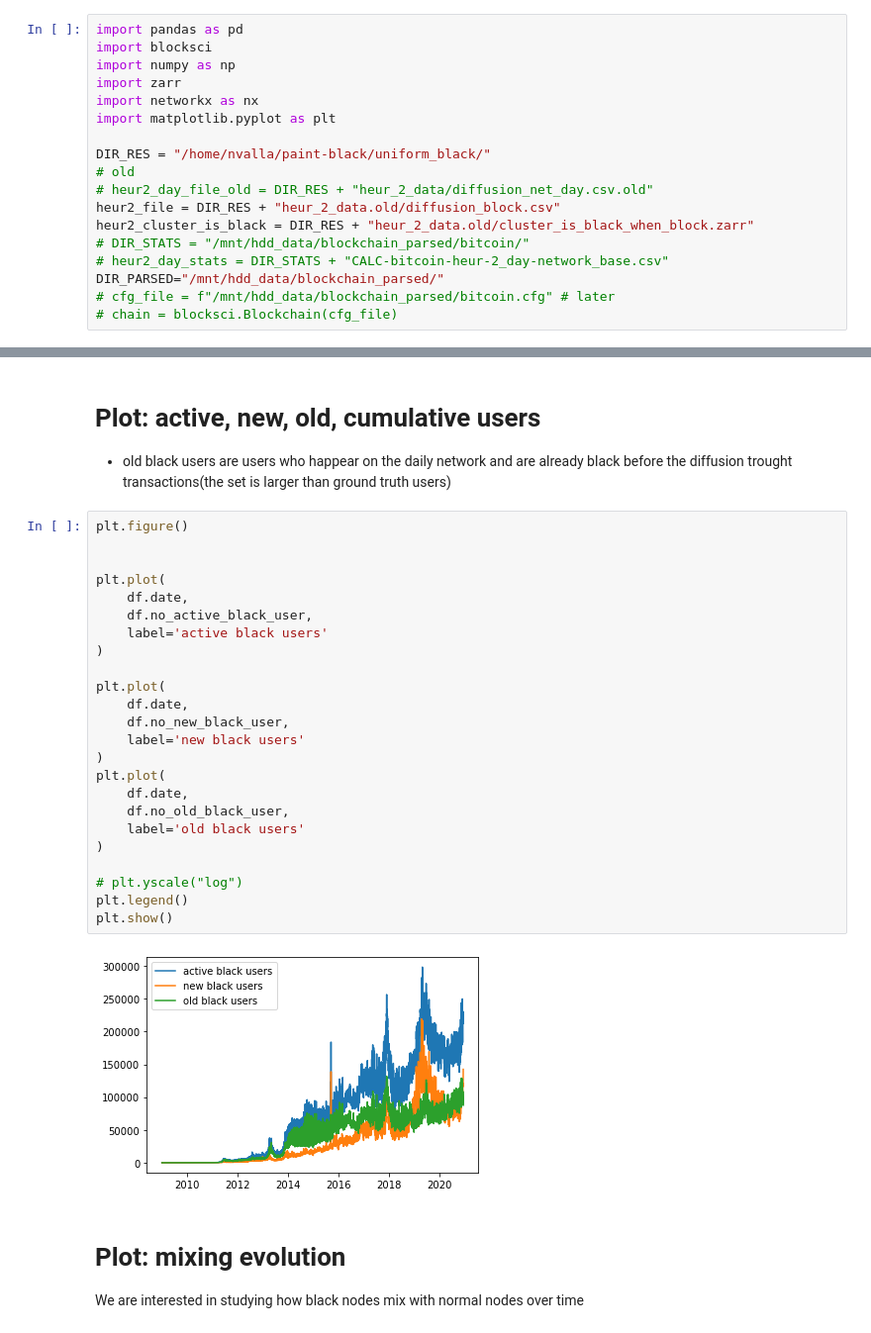
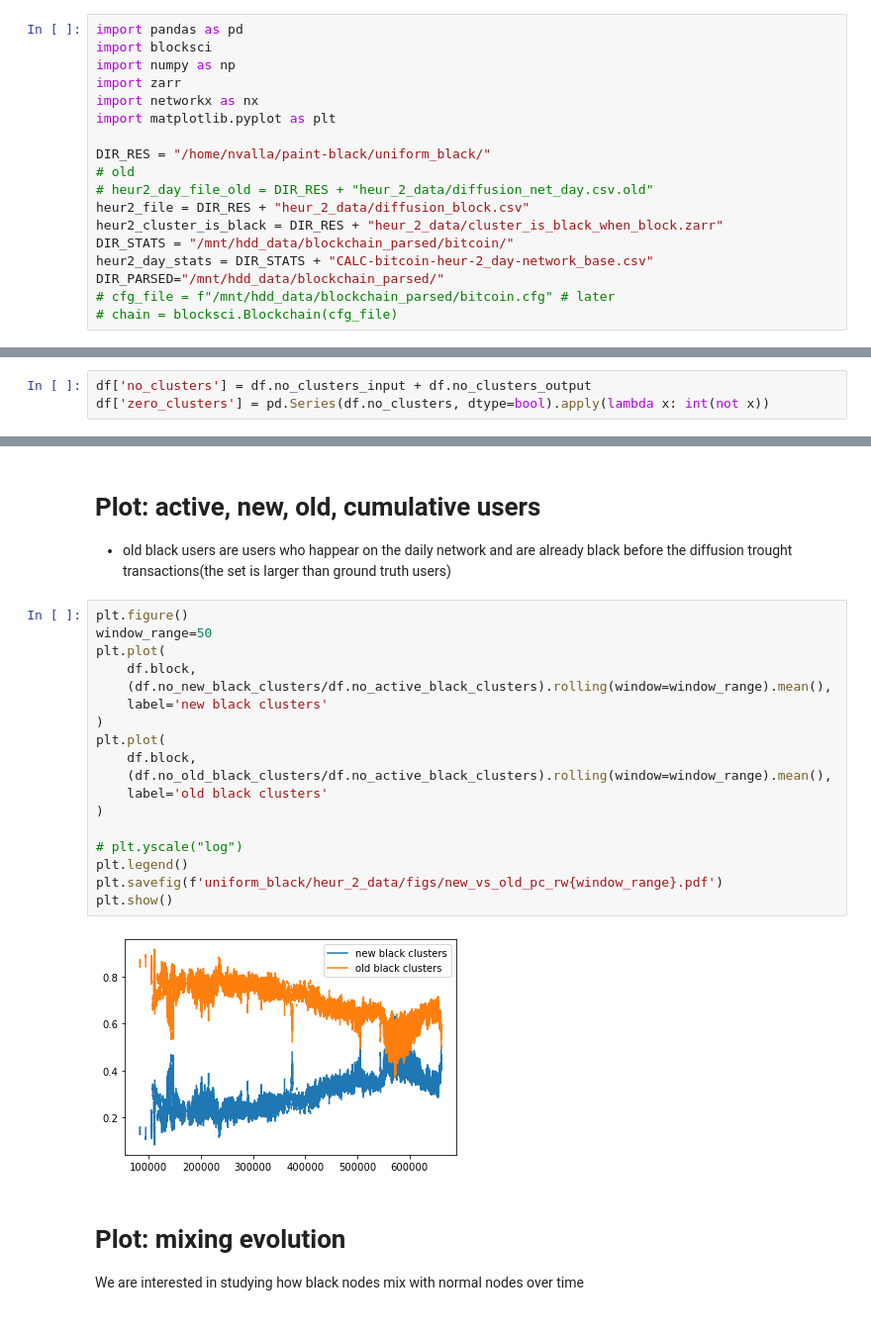
Before and after one commit to nicoloval/paint-black, a Jupyter notebook: ub_diffusion_block.ipynb, the cells around one changed output, grey strips where cells are left out. Shown at 99% size. Cells and saved outputs as stored; diff of their text form.

```diff
--- a/ub_diffusion_block.ipynb
+++ b/ub_diffusion_block.ipynb
@@ -12,10 +12,10 @@ import matplotlib.pyplot as plt
 DIR_RES = "/home/nvalla/paint-black/uniform_black/"
 # old
 # heur2_day_file_old = DIR_RES + "heur_2_data/diffusion_net_day.csv.old"
-heur2_file = DIR_RES + "heur_2_data.old/diffusion_block.csv"
-heur2_cluster_is_black = DIR_RES + "heur_2_data.old/cluster_is_black_when_block.zarr"
-# DIR_STATS = "/mnt/hdd_data/blockchain_parsed/bitcoin/"
-# heur2_day_stats = DIR_STATS + "CALC-bitcoin-heur-2_day-network_base.csv"
+heur2_file = DIR_RES + "heur_2_data/diffusion_block.csv"
+heur2_cluster_is_black = DIR_RES + "heur_2_data/cluster_is_black_when_block.zarr"
+DIR_STATS = "/mnt/hdd_data/blockchain_parsed/bitcoin/"
+heur2_day_stats = DIR_STATS + "CALC-bitcoin-heur-2_day-network_base.csv"
 DIR_PARSED="/mnt/hdd_data/blockchain_parsed/"
 # cfg_file = f"/mnt/hdd_data/blockchain_parsed/bitcoin.cfg" # later
 # chain = blocksci.Blockchain(cfg_file)
@@ -168,0 +247,3 @@ plt.show()
+# %%
+df['no_clusters'] = df.no_clusters_input + df.no_clusters_output
+df['zero_clusters'] = pd.Series(df.no_clusters, dtype=bool).apply(lambda x: int(not x))
@@ -187,30 +294,24 @@ plt.show()
 - old black users are users who happear on the daily network and are already black before the diffusion trought transactions(the set is larger than ground truth users)
 # %%
 plt.figure()
-
-
+window_range=50
 plt.plot(
-    df.date,
-    df.no_active_black_user,
-    label='active black users'
-)
-
-plt.plot(
-    df.date,
-    df.no_new_black_user,
-    label='new black users'
+    df.block,
+    (df.no_new_black_clusters/df.no_active_black_clusters).rolling(window=window_range).mean(),
+    label='new black clusters'
 )
 plt.plot(
-    df.date,
-    df.no_old_black_user,
-    label='old black users'
+    df.block,
+    (df.no_old_black_clusters/df.no_active_black_clusters).rolling(window=window_range).mean(),
+    label='old black clusters'
 )
 
 # plt.yscale("log")
 plt.legend()
+plt.savefig(f'uniform_black/heur_2_data/figs/new_vs_old_pc_rw{window_range}.pdf')
 plt.show()
 # %% [output]
-[figure, old version]
+[figure, new version]
 # %% [markdown]
 # Plot: mixing evolution
 
```
Also changed, not shown: parts of 45 cells of this notebook, 4 other files.
